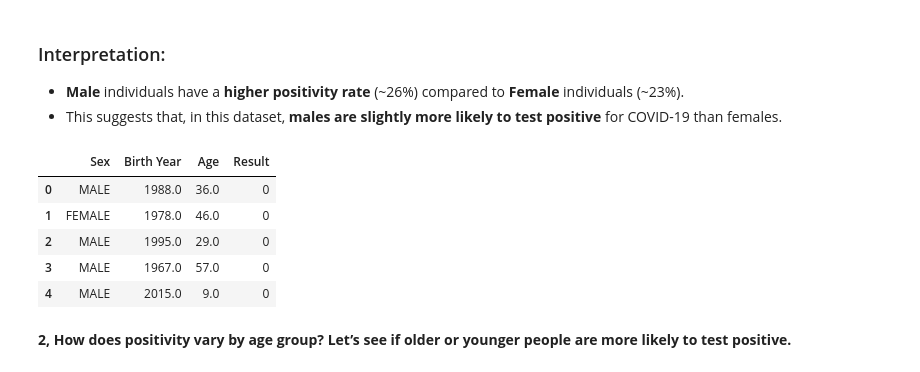
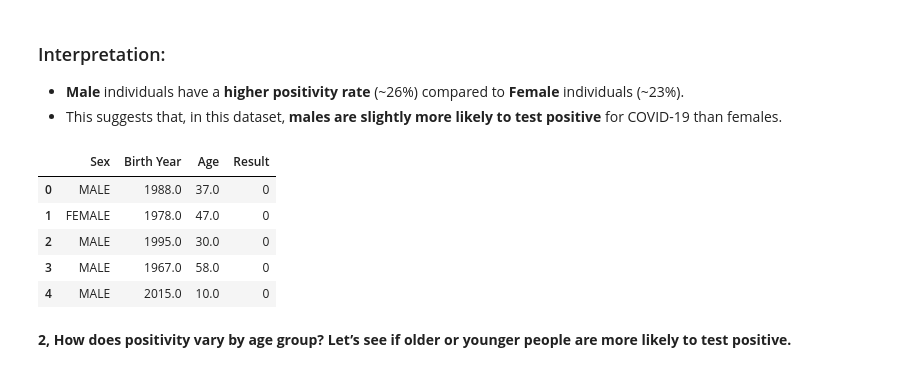
Before and after one commit to abioduneesuola/eHealthOrg---Assignment-2, a Jupyter notebook: covid_data.ipynb, the cells around one changed output. Saved outputs shown, nothing was run; the diff lists cells and outputs as text; code cells hidden in the pictures.

```diff
--- a/covid_data.ipynb
+++ b/covid_data.ipynb
@@ -180,20 +180,20 @@ plt.show()
 # %%
 
 # We have `Birth Year` — let’s create a new column: **Age**
 
-cleaned_data['Age'] = 2024 - cleaned_data['Birth Year']
+cleaned_data['Age'] = 2025 - cleaned_data['Birth Year']
 
 # Check the new column
 cleaned_data[['Sex', 'Birth Year', 'Age', 'Result']].head()
 
 # This helps us explore whether age is related to positivity.
 # %% [output]
 |  | Sex | Birth Year | Age | Result |
-| 0 | MALE | 1988.0 | 36.0 | 0 |
-| 1 | FEMALE | 1978.0 | 46.0 | 0 |
-| 2 | MALE | 1995.0 | 29.0 | 0 |
-| 3 | MALE | 1967.0 | 57.0 | 0 |
-| 4 | MALE | 2015.0 | 9.0 | 0 |
+| 0 | MALE | 1988.0 | 37.0 | 0 |
+| 1 | FEMALE | 1978.0 | 47.0 | 0 |
+| 2 | MALE | 1995.0 | 30.0 | 0 |
+| 3 | MALE | 1967.0 | 58.0 | 0 |
+| 4 | MALE | 2015.0 | 10.0 | 0 |
 # %% [markdown]
 **2, How does positivity vary by age group? Let’s see if older or younger people are more likely to test positive.**
 # %%
```
Also changed, not shown: parts of 3 cells of this notebook.
